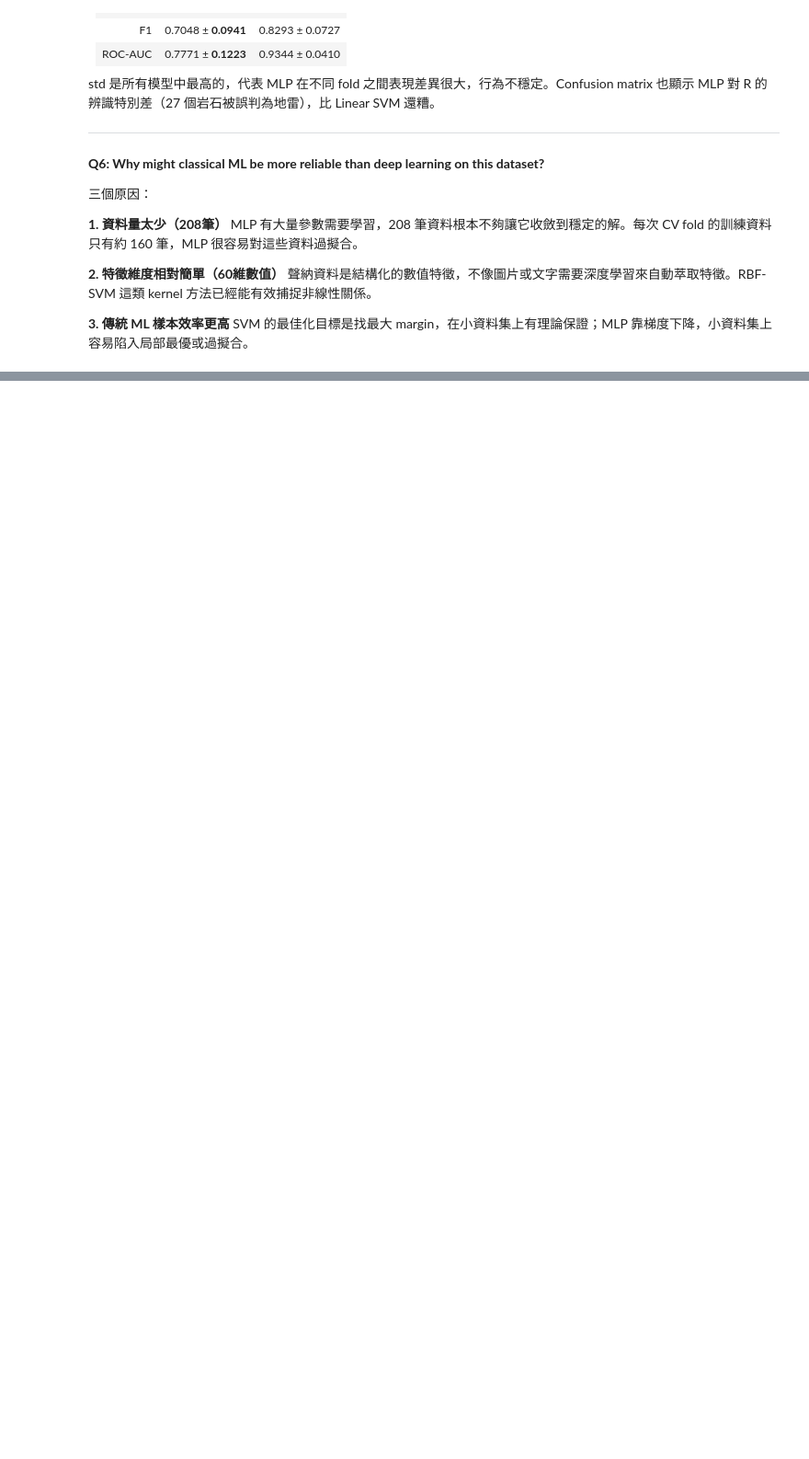
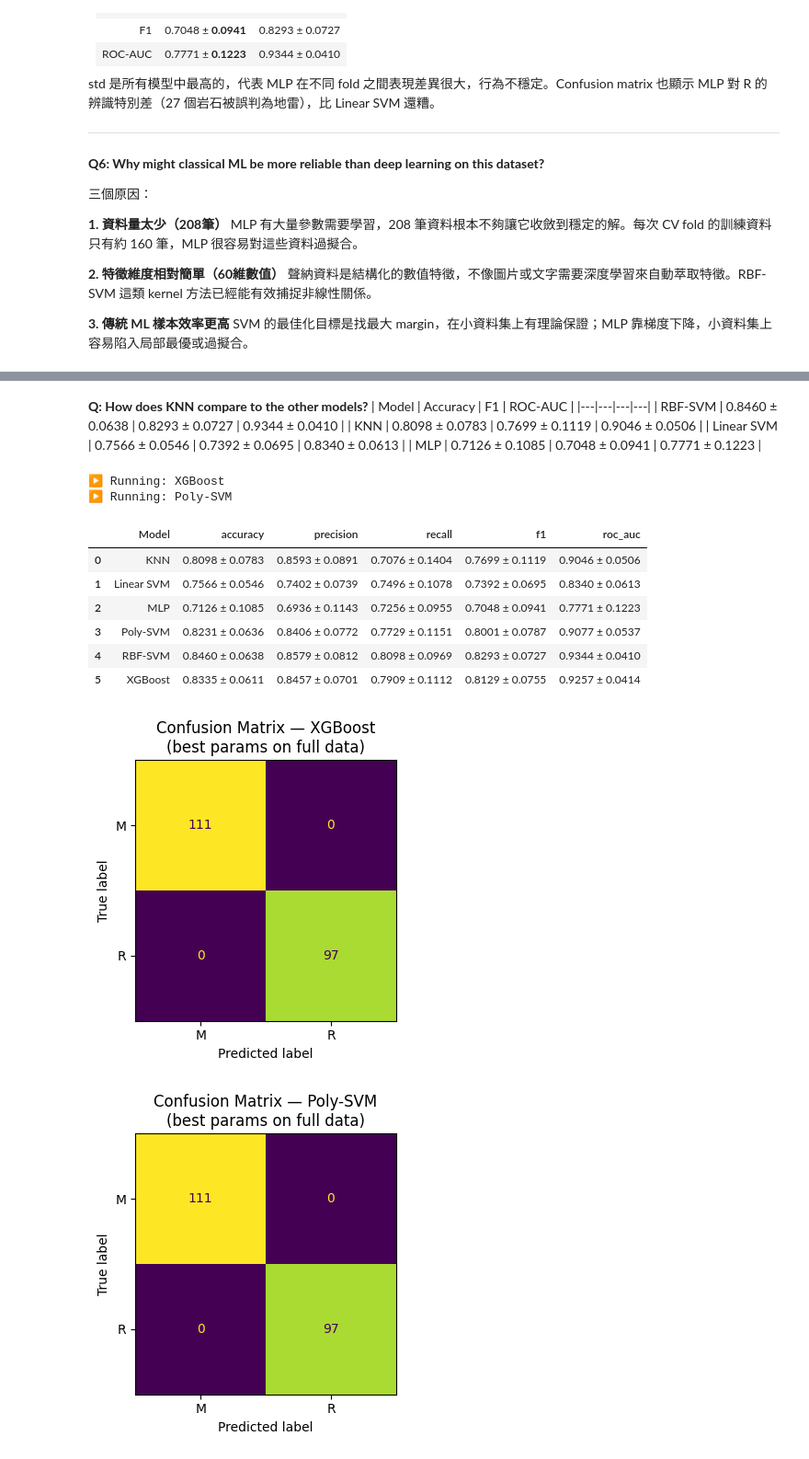
Before and after one commit to xiaomingtseng/ml2026-assignments, a Jupyter notebook: a3_common.ipynb, the cells around one changed output, grey strips where cells are left out. Shown at 92% size. Cells and saved outputs as stored; diff of their text form; code cells hidden in the pictures; blank space fills up the shorter version.

Commit message:
A3:add KNN + XGBoost+Polynomial SVM

```diff
--- a/a3_common.ipynb
+++ b/a3_common.ipynb
@@ -298,0 +315,56 @@ SVM 的最佳化目標是找最大 margin，在小資料集上有理論保證；
+# %% [markdown]
+**Q: How does KNN compare to the other models?**
+| Model | Accuracy | F1 | ROC-AUC |
+|---|---|---|---|
+| RBF-SVM | 0.8460 ± 0.0638 | 0.8293 ± 0.0727 | 0.9344 ± 0.0410 |
+| KNN | 0.8098 ± 0.0783 | 0.7699 ± 0.1119 | 0.9046 ± 0.0506 |
+| Linear SVM | 0.7566 ± 0.0546 | 0.7392 ± 0.0695 | 0.8340 ± 0.0613 |
+| MLP | 0.7126 ± 0.1085 | 0.7048 ± 0.0941 | 0.7771 ± 0.1223 |
+# %%
+from xgboost import XGBClassifier
+
+# XGBoost
+pipeline_xgb = Pipeline([
+    ("scaler", StandardScaler()),
+    ("clf", XGBClassifier(
+        eval_metric="logloss",
+        random_state=RANDOM_SEED,
+        verbosity=0,
+    )),
+])
+param_grid_xgb = {
+    "clf__n_estimators": [50, 100],
+    "clf__max_depth":    [2, 3],
+    "clf__learning_rate": [0.05, 0.1],
+}
+
+# Poly-SVM
+pipeline_poly = Pipeline([
+    ("scaler", StandardScaler()),
+    ("clf", SVC(kernel="poly", probability=True, random_state=RANDOM_SEED)),
+])
+param_grid_poly = {
+    "clf__C":      [0.1, 1, 10],
+    "clf__degree": [2, 3],
+    "clf__gamma":  ["scale", 0.01, 0.1],
+    "clf__coef0":  [0, 1],
+}
+
+result_xgb  = run_model("XGBoost",  pipeline_xgb,  param_grid_xgb)
+result_poly = run_model("Poly-SVM", pipeline_poly, param_grid_poly)
+
+show_results([result_lsvm, result_rbf, result_mlp, result_knn, result_xgb, result_poly])
+plot_confusion_matrix("XGBoost",  pipeline_xgb,  param_grid_xgb)
+plot_confusion_matrix("Poly-SVM", pipeline_poly, param_grid_poly)
+# %% [output]
+▶ Running: XGBoost
+▶ Running: Poly-SVM
+|  | Model | accuracy | precision | recall | f1 | roc_auc |
+| 0 | KNN | 0.8098 ± 0.0783 | 0.8593 ± 0.0891 | 0.7076 ± 0.1404 | 0.7699 ± 0.1119 | 0.9046 ± 0.0506 |
+| 1 | Linear SVM | 0.7566 ± 0.0546 | 0.7402 ± 0.0739 | 0.7496 ± 0.1078 | 0.7392 ± 0.0695 | 0.8340 ± 0.0613 |
+| 2 | MLP | 0.7126 ± 0.1085 | 0.6936 ± 0.1143 | 0.7256 ± 0.0955 | 0.7048 ± 0.0941 | 0.7771 ± 0.1223 |
+| 3 | Poly-SVM | 0.8231 ± 0.0636 | 0.8406 ± 0.0772 | 0.7729 ± 0.1151 | 0.8001 ± 0.0787 | 0.9077 ± 0.0537 |
+| 4 | RBF-SVM | 0.8460 ± 0.0638 | 0.8579 ± 0.0812 | 0.8098 ± 0.0969 | 0.8293 ± 0.0727 | 0.9344 ± 0.0410 |
+| 5 | XGBoost | 0.8335 ± 0.0611 | 0.8457 ± 0.0701 | 0.7909 ± 0.1112 | 0.8129 ± 0.0755 | 0.9257 ± 0.0414 |
+[figure, added]
+[figure, added]
```
Also changed, not shown: parts of 4 cells of this notebook, 2 other files.
